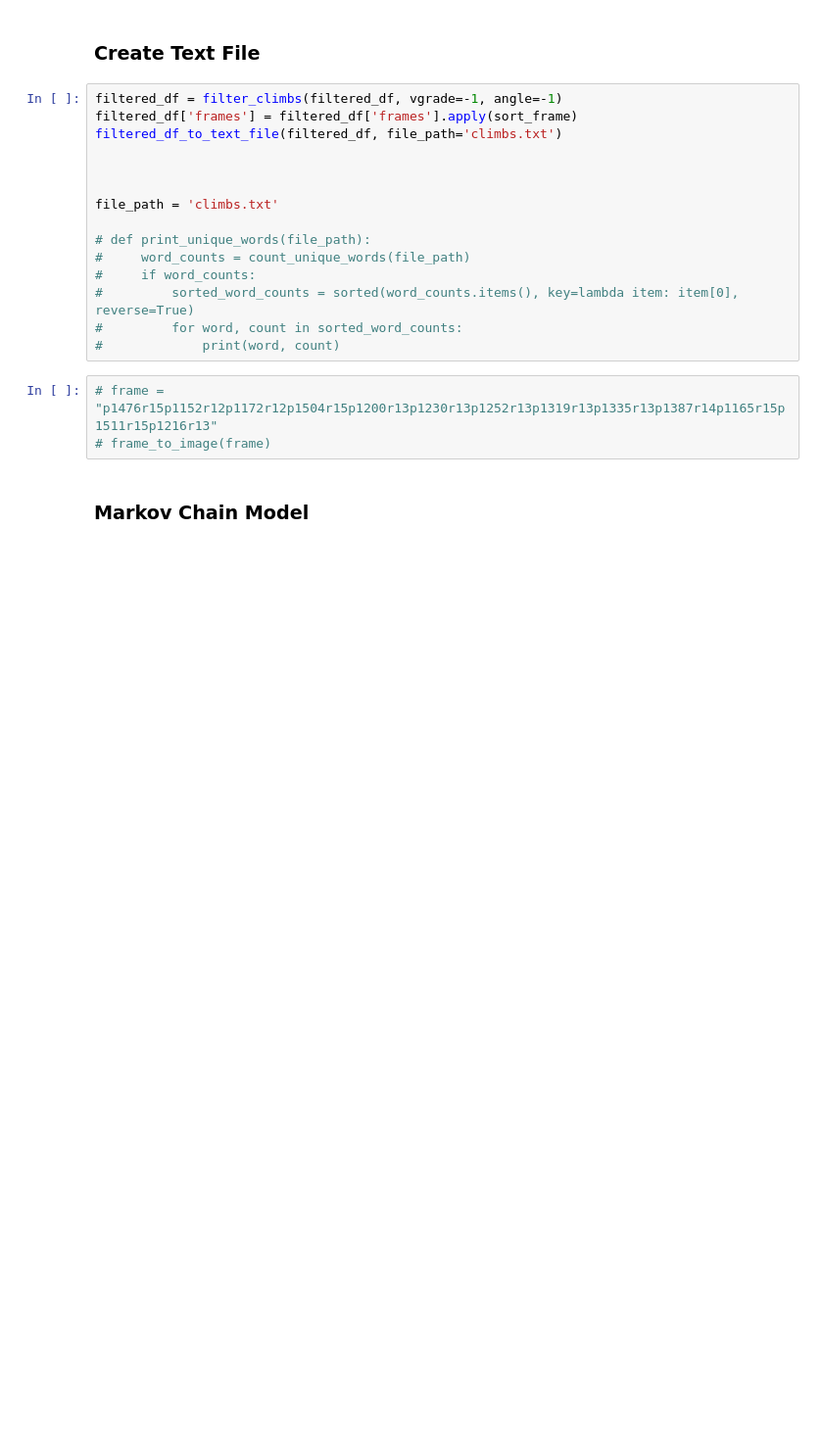
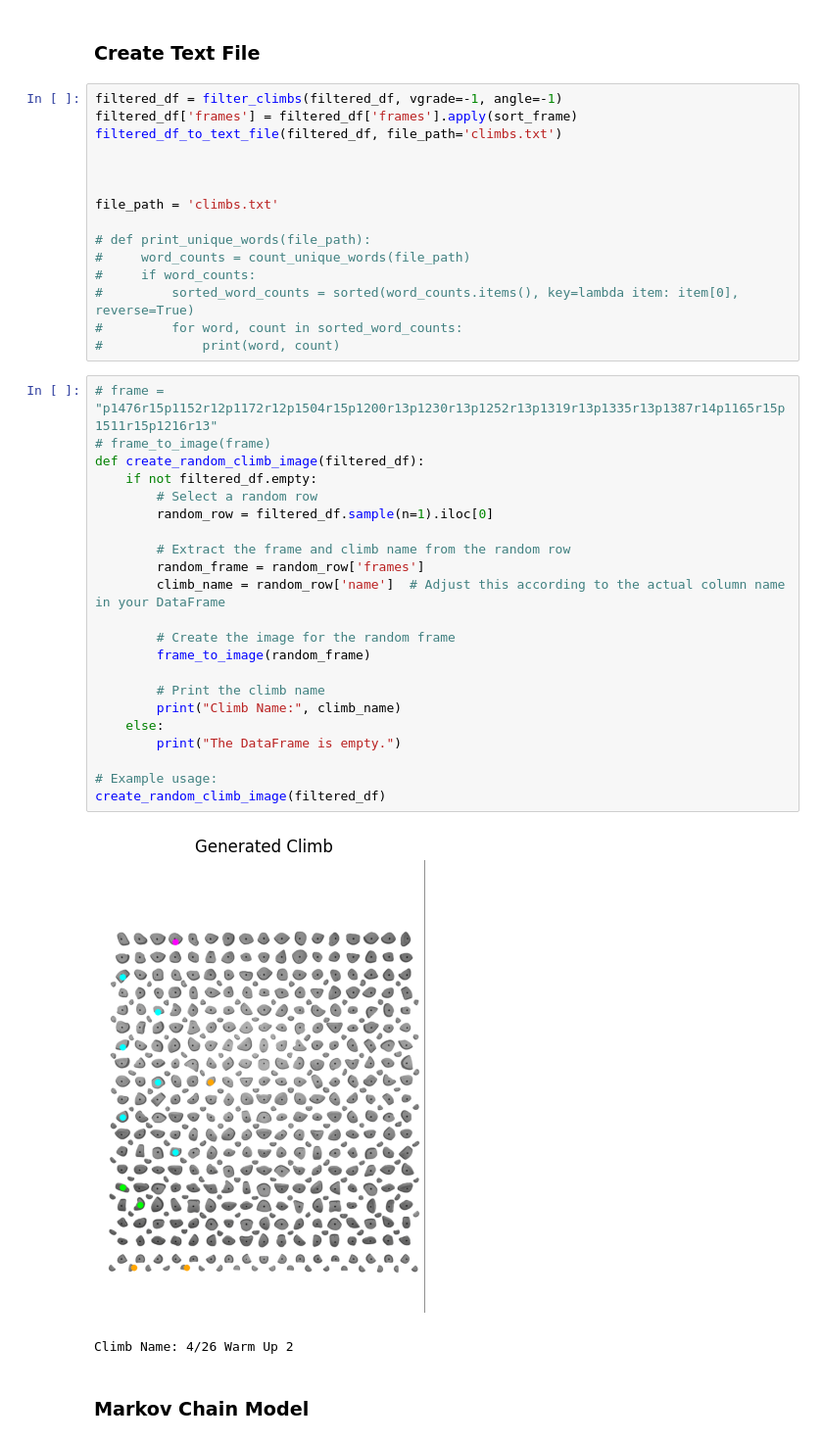
Before and after one commit to ViniciusDugue/KilterBoard-AI, a Jupyter notebook: KilterAI/RNN7_WeightedSampling.ipynb, the cells around one changed output. Shown at 98% size. Cells and saved outputs as stored; diff of their text form; blank space fills up the shorter version.

```diff
--- a/KilterAI/RNN7_WeightedSampling.ipynb
+++ b/KilterAI/RNN7_WeightedSampling.ipynb
@@ -121,9 +116,31 @@ file_path = 'climbs.txt'
 #         sorted_word_counts = sorted(word_counts.items(), key=lambda item: item[0], reverse=True)
 #         for word, count in sorted_word_counts:
 #             print(word, count)
-# %%
-# frame = "p1476r15p1152r12p1172r12p1504r15p1200r13p1230r13p1252r13p1319r13p1335r13p1387r14p1165r15p1511r15p1216r13"
-# frame_to_image(frame)
+# %%
+# frame = "p1476r15p1152r12p1172r12p1504r15p1200r13p1230r13p1252r13p1319r13p1335r13p1387r14p1165r15p1511r15p1216r13"
+# frame_to_image(frame)
+def create_random_climb_image(filtered_df):
+    if not filtered_df.empty:
+        # Select a random row
+        random_row = filtered_df.sample(n=1).iloc[0]
+
+        # Extract the frame and climb name from the random row
+        random_frame = random_row['frames']
+        climb_name = random_row['name']  # Adjust this according to the actual column name in your DataFrame
+
+        # Create the image for the random frame
+        frame_to_image(random_frame)
+
+        # Print the climb name
+        print("Climb Name:", climb_name)
+    else:
+        print("The DataFrame is empty.")
+
+# Example usage:
+create_random_climb_image(filtered_df)
+# %% [output]
+[figure, added]
+Climb Name: 4/26 Warm Up 2
 # %% [markdown]
 ### Markov Chain Model
 # %%
```
Also changed, not shown: parts of 7 cells of this notebook, 26 other files.
